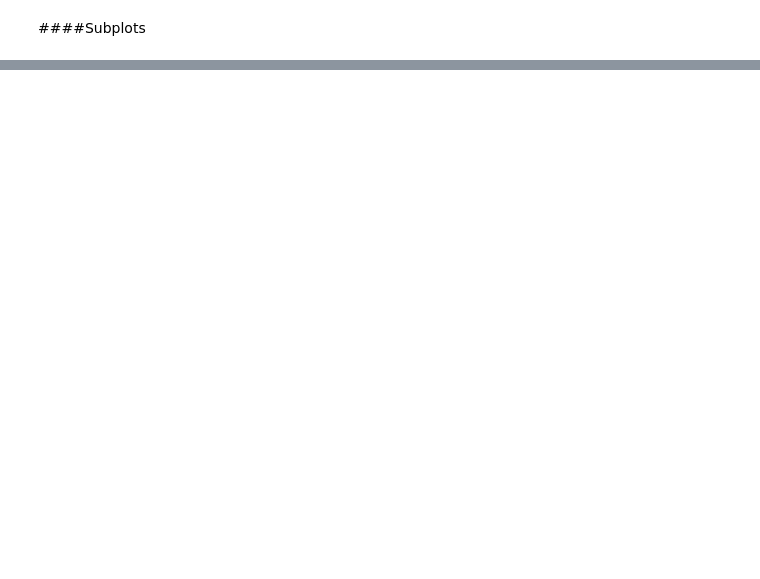
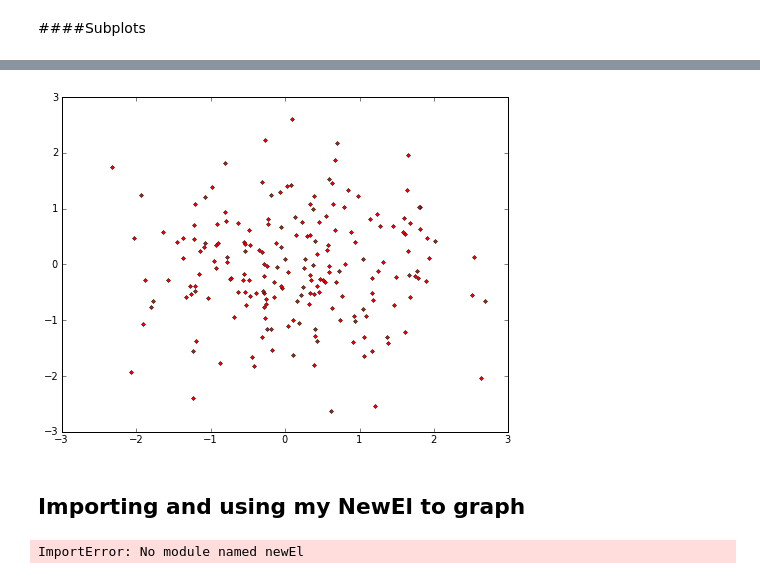
Before and after one commit to ewjohnst/PHYS202-S13, a Jupyter notebook: PlotTemplates.ipynb, the cells around one changed output, grey strips where cells are left out. Drawn from its saved outputs; the diff is of its cells as text; code cells hidden in the pictures; blank space fills up the shorter version.

```diff
--- a/PlotTemplates.ipynb
+++ b/PlotTemplates.ipynb
@@ -62,0 +83,24 @@ xaxis_loc, yaxis_loc = 0, 0
+# %%
+n = 200
+X = random.normal(0,1,n)
+Y = random.normal(0,1,n)
+# %%
+plot(X,Y,'r.')
+
+show()
+# %% [output]
+[figure, added]
+# %% [markdown]
+Importing and using my NewEl to graph
+-
+# %%
+from newEl import *
+x,y = meshgrid(arange(-5,5,0.5),arange(-5,5,0.5))
+Vdipole = dipolePotential(x,y,1e-9,2.);
+contour(x,y,Vdipole,cmap=cm.coolwarm)
+xlabel('x(m)', fontsize = 14)
+ylabel('y(m)', fontsize = 14)
+title('Dipole Potential', fontsize=16)
+show()
+# %% [output]
+ImportError: No module named newEl
```
Also changed, not shown: parts of 6 cells of this notebook.
